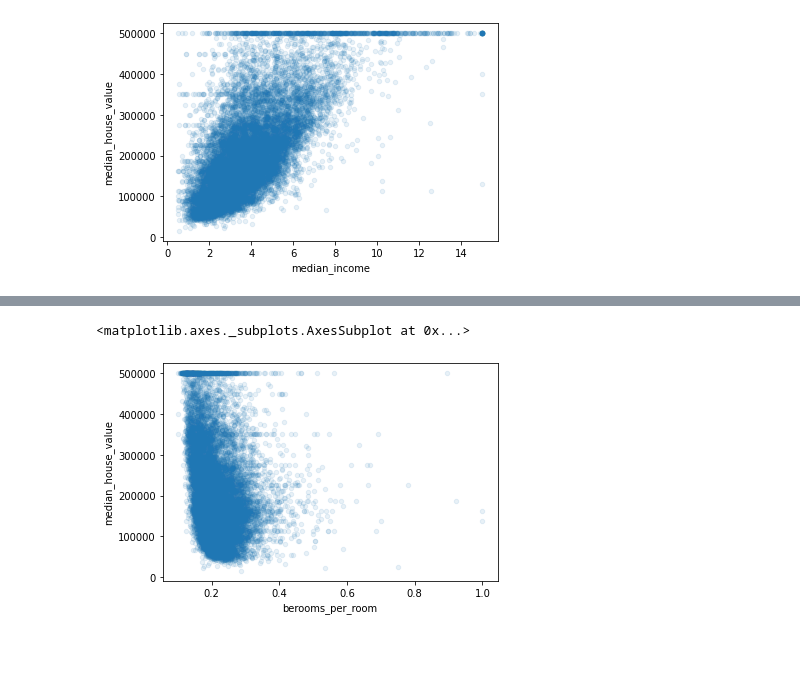
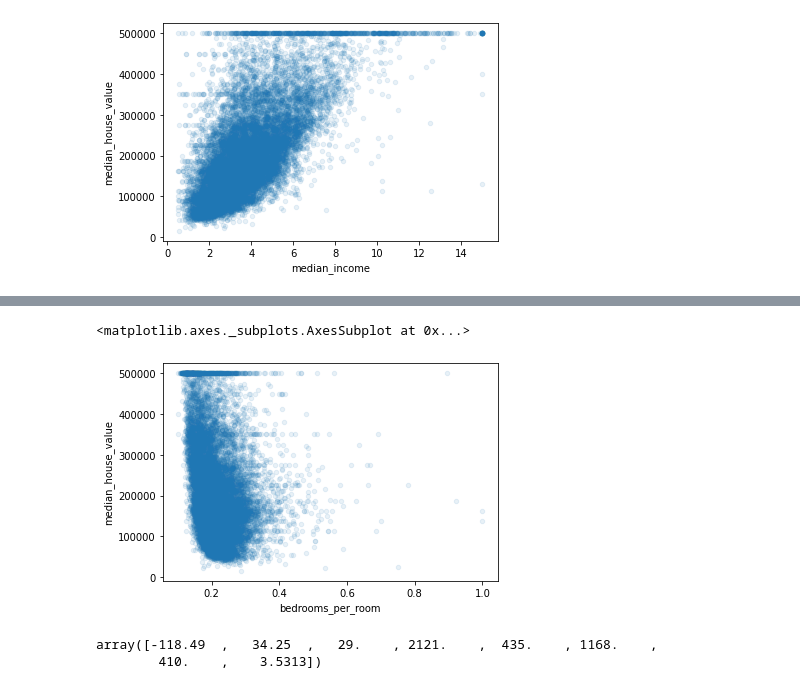
Before and after one commit to gkjunior/machine_learning_sklearn_keras_tf2, a Jupyter notebook: 00_Zweite_erste_schritte.ipynb, the cells around one changed output, grey strips where cells are left out. Drawn from its saved outputs; the diff is of its cells as text; code cells hidden in the pictures; blank space fills up the shorter version.

```diff
--- a/00_Zweite_erste_schritte.ipynb
+++ b/00_Zweite_erste_schritte.ipynb
@@ -397,15 +397,15 @@ berooms_per_room      -0.261785
 Name: median_house_value, dtype: float64
 # %%
-housing_train.plot(kind="scatter", x= "berooms_per_room", y="median_house_value", alpha = 0.1)
+housing_train.plot(kind="scatter", x= "bedrooms_per_room", y="median_house_value", alpha = 0.1)
 
 # Die Kennzahl suggeriert, dass Wohnungen/Immobilien mit einem geringeren Schlafzimmer zu Zimmer Anteil in der Regel teurer sind.
 # Die Aufteilung ist mir persönlich nicht so geläufig, sollte diese explizite Einteilung aber vorwegnehmen, dass Schlafzimmer in der Regel
 # kleiner sind als Wohnzimmer, dann würde dies durchaus Sinn machen, da die restlichen Anteile für eine größere Fläche der Wohnung sprechen.
 # Visualisiert ist die Korrelation jedoch immernoch sehr schwach.
 # Darüber hinaus zeigt sich mit rooms per household ein positiver Trend : das macht Sinn da "Je größer desto teurer".
 # %% [output]
 <matplotlib.axes._subplots.AxesSubplot at 0x...>
-[figure, old version]
+[figure, new version]
 # %%
 # -- Leer --
 # %%
@@ -412,0 +416,16 @@ housing_train.plot(kind="scatter", x= "berooms_per_room", y="median_house_value"
+# %%
+# Simples imputen des medians für NA -Werte in total bedrooms:
+# (laut Buch, anmerkung, KNN oder BagImpute wäre es in R gewesen. Pendant für python suchen)
+
+from sklearn.impute import SimpleImputer
+imputer = SimpleImputer(strategy ="median")
+
+# Kat Daten entfernen:
+housing_num = housing.drop("ocean_proximity", axis = 1)
+
+imputer.fit(housing_num)
+
+imputer.statistics_
+# %% [output]
+array([-118.49  ,   34.25  ,   29.    , 2121.    ,  435.    , 1168.    ,
+        410.    ,    3.5313])
```
Also changed, not shown: parts of 18 cells of this notebook.
